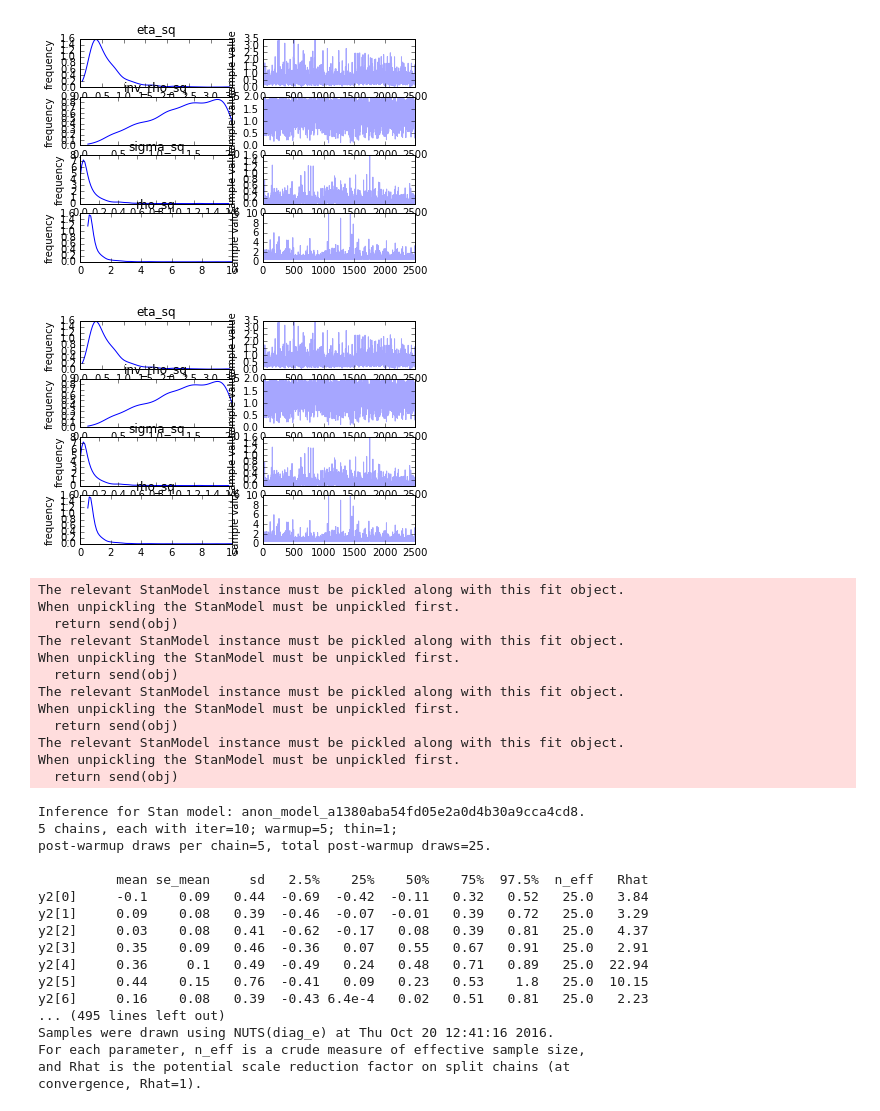
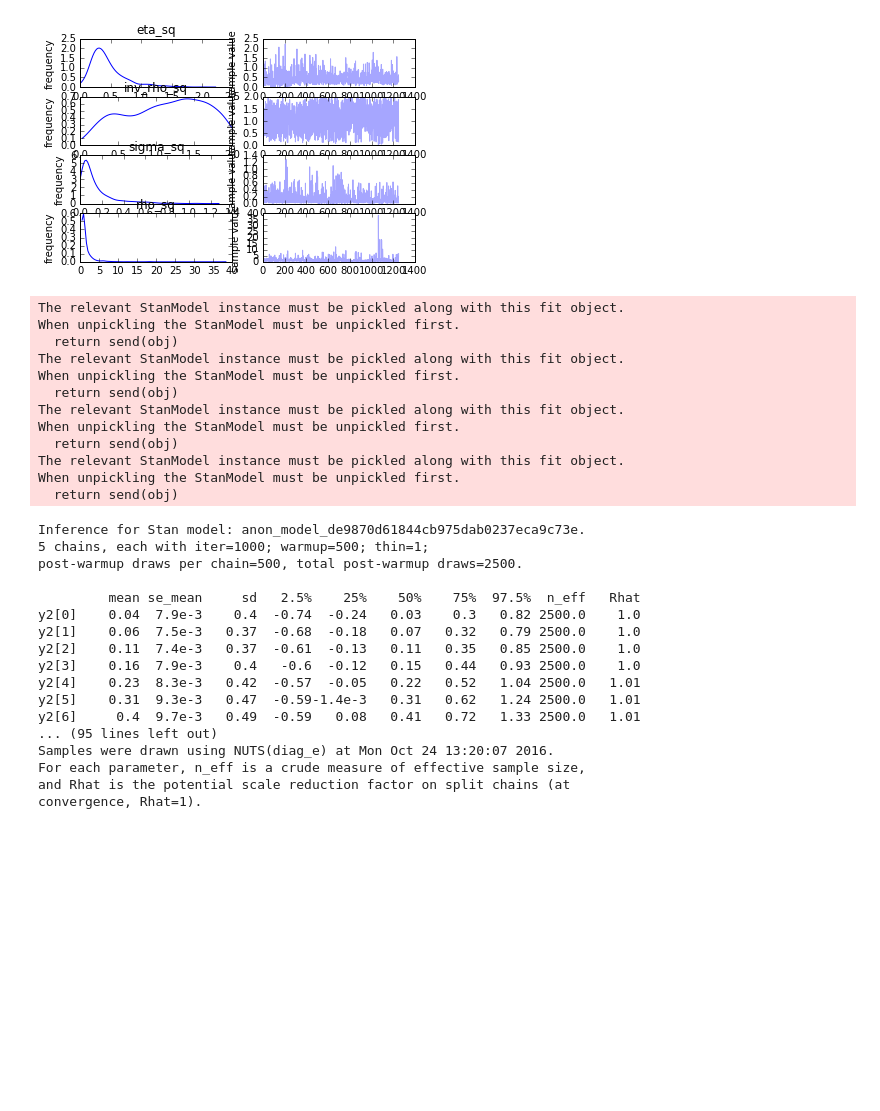
Before and after one commit to mshabram/Gaussian_Process_Hierarchical_Bayesian_Modeling_in_PyStan, a Jupyter notebook: PyStan_Gaussian_Process_Toy_Model.ipynb, the cells around one changed output. Cells and saved outputs as stored; diff of their text form; code cells hidden in the pictures; blank space fills up the shorter version.

```diff
--- a/PyStan_Gaussian_Process_Toy_Model.ipynb
+++ b/PyStan_Gaussian_Process_Toy_Model.ipynb
@@ -293,11 +293,10 @@ convergence, Rhat=1).
 # %%
 #print(a)
 #print(a.shape)
-# %%
-fit.traceplot()
-# %% [output]
-[figure, removed]
-[figure, removed]
+# %%
+fig = fit.traceplot()
+# %% [output]
+[figure, added]
 # %%
 ##  Build a prediction function
 import pylab as py
@@ -408,16 +407,15 @@ x2 = np.linspace(0, 10, 500)
 #data_p = {'N':N, 'N1':N1, 'N2':N2, 'x1':x, 'x2':t, 'y1':y}
 data_p = {'N1':N1, 'N2':N2, 'x1':x1, 'x2':x2, 'y1':y1}
 # %%
-# syntax for initialization dictionary:
+# syntax for initialization dictionary, for 1 chain:
 #init = [{'lnf0':0.66,'alpha':-1.82,'beta':-0.65}]
 
-fit_p = sm_p.sampling(data=data_p, iter=10, chains=5, n_jobs=-1)
+fit_p = sm_p_Cholesky_speedup.sampling(data=data_p, iter=1000, chains=5, n_jobs=-1)
 
 # Return a dictionary of arrays of posterior samples
 la_p = fit_p.extract(permuted=True)
 
-y2 = la_p['y2']
-
+# Return numpy.ndarray' object:
 a = fit_p.extract(permuted=False)
 
 print(fit_p)
@@ -434,20 +432,20 @@ When unpickling the StanModel must be unpickled first.
 The relevant StanModel instance must be pickled along with this fit object.
 When unpickling the StanModel must be unpickled first.
   return send(obj)
-Inference for Stan model: anon_model_a1380aba54fd05e2a0d4b30a9cca4cd8.
-5 chains, each with iter=10; warmup=5; thin=1;
-post-warmup draws per chain=5, total post-warmup draws=25.
+Inference for Stan model: anon_model_de9870d61844cb975dab0237eca9c73e.
+5 chains, each with iter=1000; warmup=500; thin=1;
+post-warmup draws per chain=500, total post-warmup draws=2500.
 
-          mean se_mean     sd   2.5%    25%    50%    75%  97.5%  n_eff   Rhat
-y2[0]     -0.1    0.09   0.44  -0.69  -0.42  -0.11   0.32   0.52   25.0   3.84
-y2[1]     0.09    0.08   0.39  -0.46  -0.07  -0.01   0.39   0.72   25.0   3.29
-y2[2]     0.03    0.08   0.41  -0.62  -0.17   0.08   0.39   0.81   25.0   4.37
-y2[3]     0.35    0.09   0.46  -0.36   0.07   0.55   0.67   0.91   25.0   2.91
-y2[4]     0.36     0.1   0.49  -0.49   0.24   0.48   0.71   0.89   25.0  22.94
-y2[5]     0.44    0.15   0.76  -0.41   0.09   0.23   0.53    1.8   25.0  10.15
-y2[6]     0.16    0.08   0.39  -0.43 6.4e-4   0.02   0.51   0.81   25.0   2.23
-... (495 lines left out)
-Samples were drawn using NUTS(diag_e) at Thu Oct 20 12:41:16 2016.
+         mean se_mean     sd   2.5%    25%    50%    75%  97.5%  n_eff   Rhat
+y2[0]    0.04  7.9e-3    0.4  -0.74  -0.24   0.03    0.3   0.82 2500.0    1.0
+y2[1]    0.06  7.5e-3   0.37  -0.68  -0.18   0.07   0.32   0.79 2500.0    1.0
+y2[2]    0.11  7.4e-3   0.37  -0.61  -0.13   0.11   0.35   0.85 2500.0    1.0
+y2[3]    0.16  7.9e-3    0.4   -0.6  -0.12   0.15   0.44   0.93 2500.0    1.0
+y2[4]    0.23  8.3e-3   0.42  -0.57  -0.05   0.22   0.52   1.04 2500.0   1.01
+y2[5]    0.31  9.3e-3   0.47  -0.59-1.4e-3   0.31   0.62   1.24 2500.0   1.01
+y2[6]     0.4  9.7e-3   0.49  -0.59   0.08   0.41   0.72   1.33 2500.0   1.01
+... (95 lines left out)
+Samples were drawn using NUTS(diag_e) at Mon Oct 24 13:20:07 2016.
 For each parameter, n_eff is a crude measure of effective sample size,
 and Rhat is the potential scale reduction factor on split chains (at
 convergence, Rhat=1).
```
Also changed, not shown: parts of 10 cells of this notebook.
